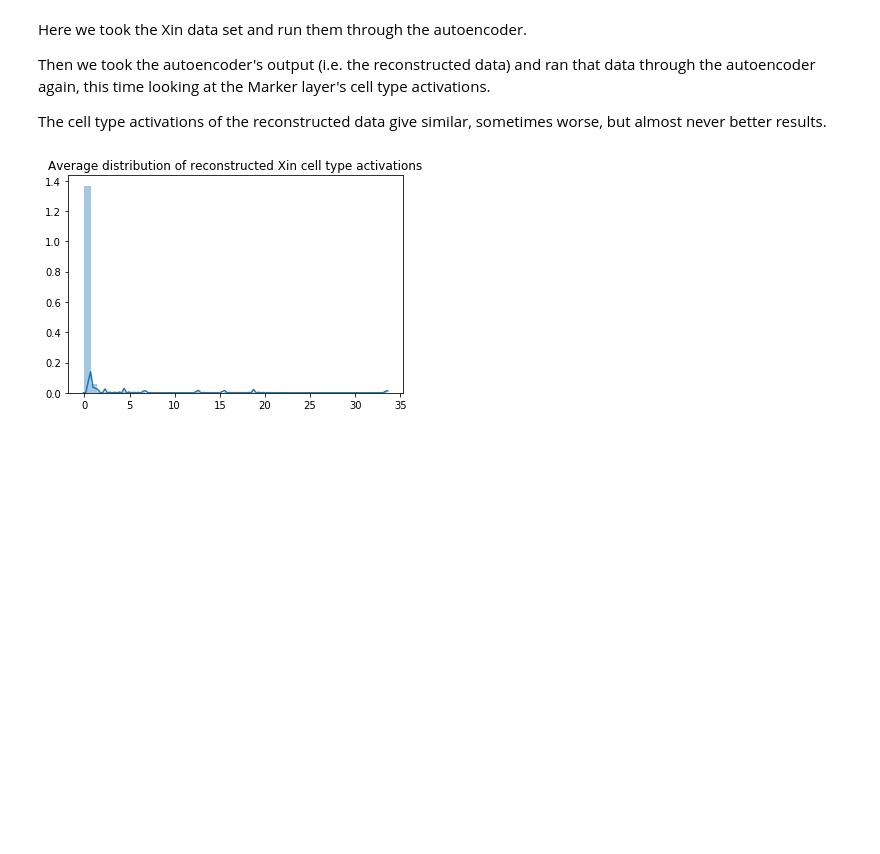
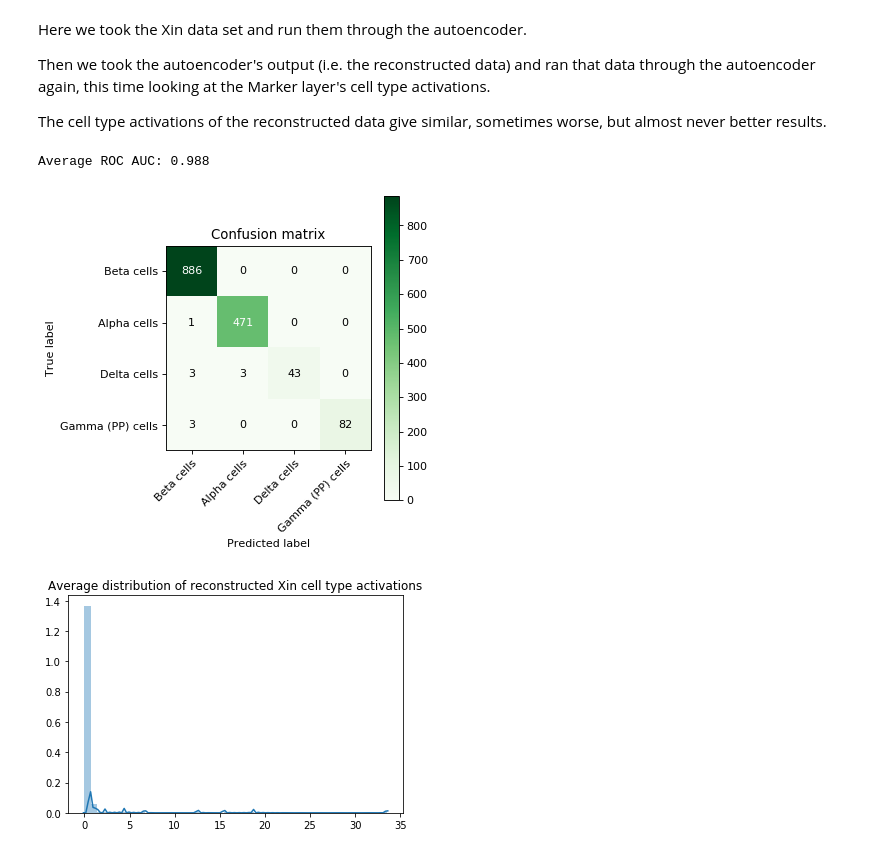
Before and after one commit to LongarMD/MarkerGenes, a Jupyter notebook: Notebooks/Example.ipynb, the cells around one changed output. Saved outputs shown, nothing was run; the diff lists cells and outputs as text; code cells hidden in the pictures; blank space fills up the shorter version.

```diff
--- a/Notebooks/Example.ipynb
+++ b/Notebooks/Example.ipynb
@@ -258,6 +274,14 @@ reconstruction = model.predict(xin_data)[1]
 reconstruction = pd.DataFrame(reconstruction, columns=xin_data.columns)
 reconstructed_cell_activations = marker_model.predict(reconstruction)
 reconstructed_bottleneck_activations = encoder_model.predict(reconstruction)
+# %%
+saly.get_average_auc(xin_labels, reconstructed_cell_activations, markers, marker_aliases)
+# %% [output]
+Average ROC AUC: 0.988
+# %%
+saly.draw_confusion_matrix(xin_labels, reconstructed_cell_activations, markers, marker_aliases)
+# %% [output]
+[figure, added]
 # %%
 saly.plot_activation_distribution(reconstructed_cell_activations, markers,
                                   title='Average distribution of reconstructed Xin cell type activations')
```
Also changed, not shown: parts of 10 cells of this notebook.
